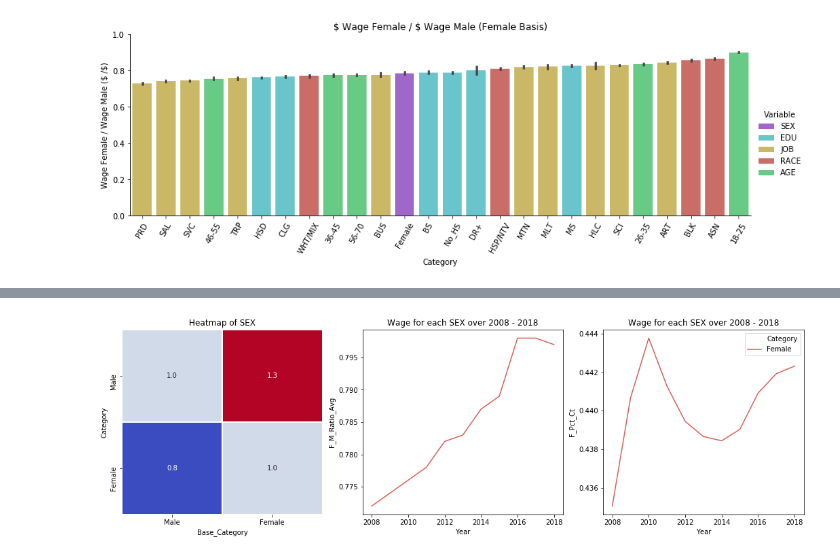
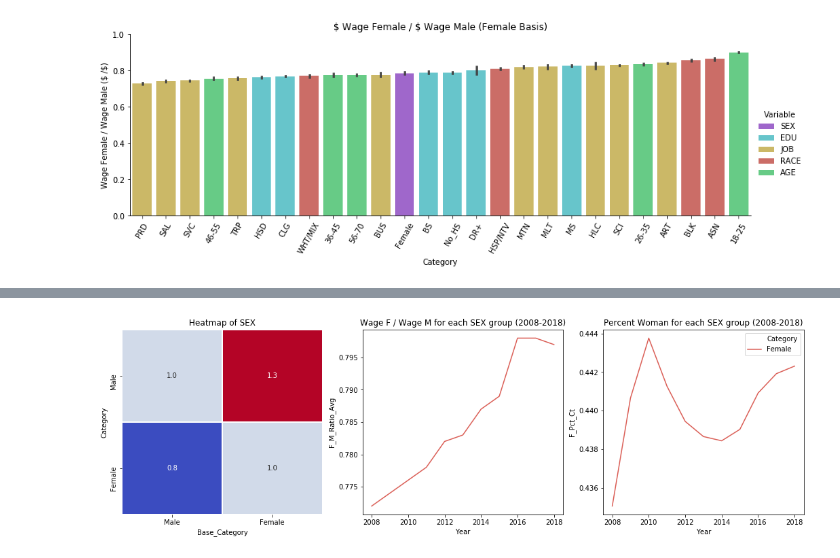
Before and after one commit to AlbeChen/Census_Wage_Analysis, a Jupyter notebook: Notebook_ACS_Wage_Final_Analysis.ipynb, the cells around one changed output, grey strips where cells are left out. Drawn from its saved outputs; the diff is of its cells as text; code cells hidden in the pictures.

```diff
--- a/Notebook_ACS_Wage_Final_Analysis.ipynb
+++ b/Notebook_ACS_Wage_Final_Analysis.ipynb
@@ -74,4 +102,4 @@ analysis_pkg.plot_heatmap_lineplot(yearly_cat_full, yearly_sex_full, 'RACE')
 # %%
-analysis_pkg.plot_heatmap_lineplot(yearly_cat_full, yearly_sex_full, 'SEX')
+acs.plot_heatmap_lineplot(yearly_cat_full, yearly_sex_full, 'SEX')
 # %% [output]
-[figure, old version]
+[figure, new version]
```
Also changed, not shown: parts of 13 cells of this notebook, 7 other files.
